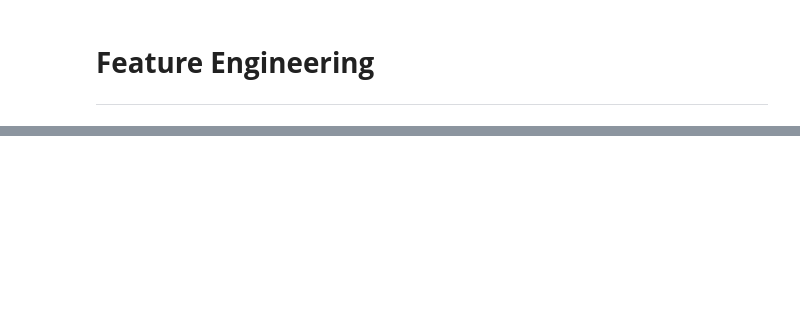
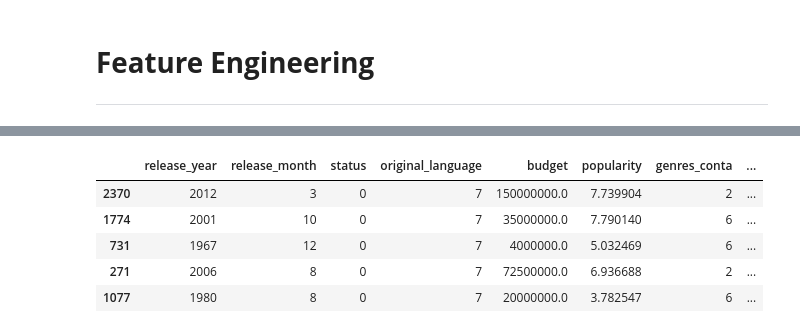
Before and after one commit to artrucco/Trabalho2-LP, a Jupyter notebook: Trab2LP.ipynb, the cells around one changed output, grey strips where cells are left out. Cells and saved outputs as stored; diff of their text form; code cells hidden in the pictures; blank space fills up the shorter version.

```diff
--- a/Trab2LP.ipynb
+++ b/Trab2LP.ipynb
@@ -779,0 +898,7 @@ feature_names = ['release_year', 'release_month', 'status', 'original_language',
+# %%
+def get_dictionary(s):
+    try:
+        d = eval(s)
+    except:
+        d = {}
+    return d
@@ -779,0 +960,17 @@ feature_names = ['release_year', 'release_month', 'status', 'original_language',
+# %%
+# convetendo valores nominais para numericos
+train[['status', 'original_language', 'production_companies', 'production_countries']] = train[['status', 'original_language', 'production_companies','production_countries']].astype('category')
+
+train['status'] = train['status'].cat.codes
+train['original_language'] = train['original_language'].cat.codes
+train['production_companies'] = train['production_companies'].cat.codes
+train['production_countries'] = train['production_countries'].cat.codes
+
+test[['status', 'original_language', 'production_companies', 'production_countries']] = test[['status', 'original_language', 'production_companies','production_countries']].astype('category')
+
+test['status'] = test['status'].cat.codes
+test['original_language'] = test['original_language'].cat.codes
+test['production_companies'] = test['production_companies'].cat.codes
+test['production_countries'] = test['production_countries'].cat.codes
+
+train['production_countries']
@@ -779,0 +990,27 @@ feature_names = ['release_year', 'release_month', 'status', 'original_language',
+# %%
+#para evitar skewness vamos usar log_revenue
+
+train['log_revenue'] = np.log(train['revenue'])
+
+y = train['log_revenue']
+X = train.drop(['log_revenue', 'revenue'], axis=1)
+# %%
+X_train_full, X_valid_full, y_train, y_valid = train_test_split(X, y, train_size=0.8, test_size=0.2,random_state=0)
+# %%
+# Lista dos parametros
+parametros = ['release_year', 'release_month', 'status', 'original_language','budget', 'popularity', 'genres_conta', 'production_companies', 'production_countries','spoken_languages_conta', 'cast_conta', 'crew_conta', 'runtime']
+
+#Designando os dados correspondentes aos parametros
+
+X_train_full = X_train_full[parametros]
+
+X_valid_full = X_valid_full[parametros]
+
+X_train_full.head()
+# %% [output]
+|  | release_year | release_month | status | original_language | budget | popularity | genres_conta | ... |
+| 2370 | 2012 | 3 | 0 | 7 | 150000000.0 | 7.739904 | 2 | ... |
+| 1774 | 2001 | 10 | 0 | 7 | 35000000.0 | 7.790140 | 6 | ... |
+| 731 | 1967 | 12 | 0 | 7 | 4000000.0 | 5.032469 | 6 | ... |
+| 271 | 2006 | 8 | 0 | 7 | 72500000.0 | 6.936688 | 2 | ... |
+| 1077 | 1980 | 8 | 0 | 7 | 20000000.0 | 3.782547 | 6 | ... |
```
Also changed, not shown: parts of 45 cells of this notebook.
